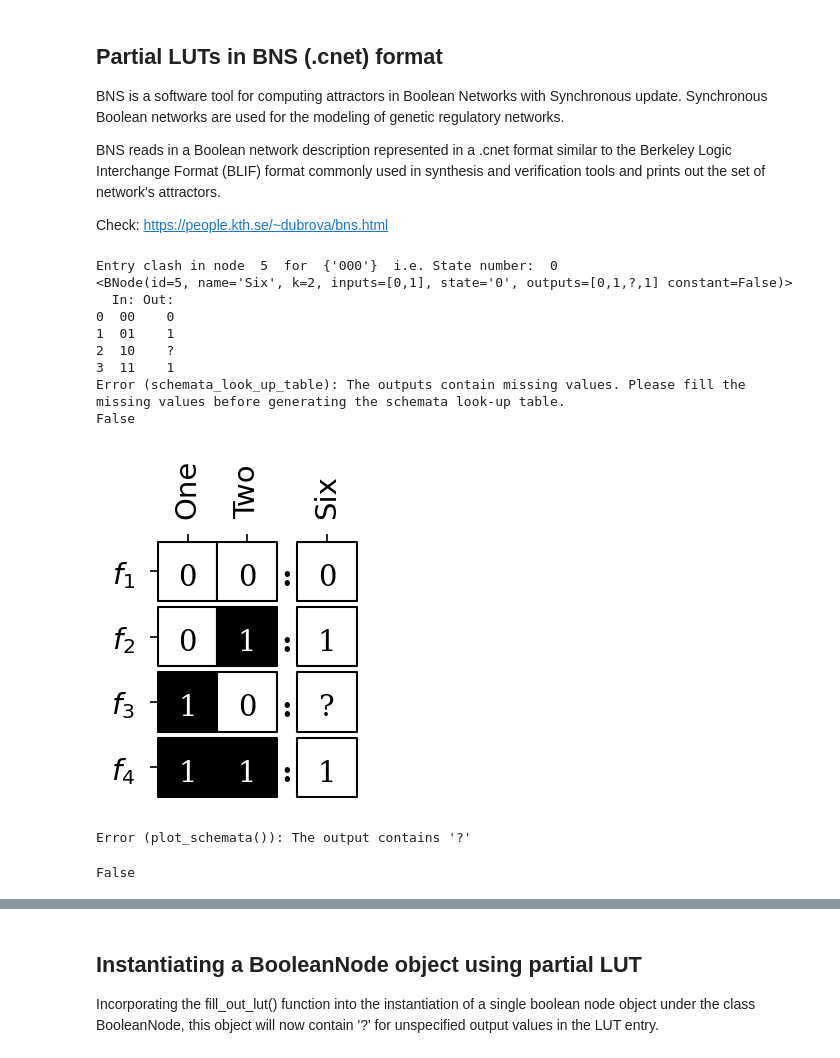
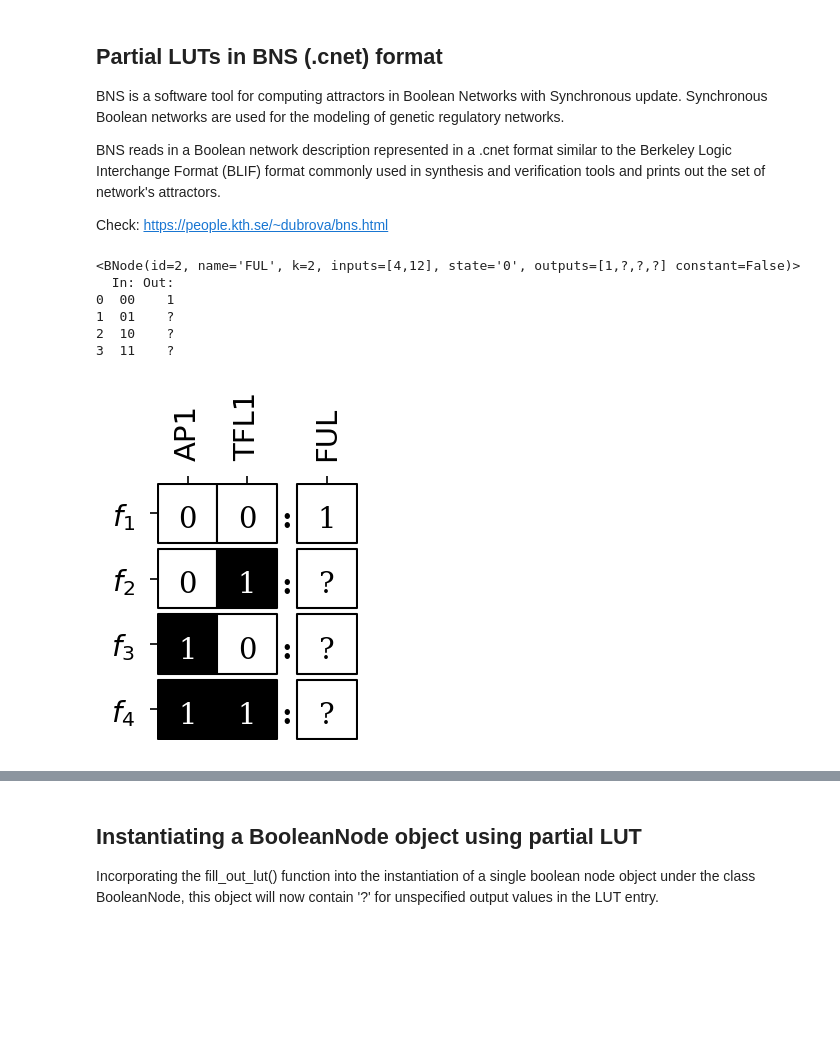
Before and after one commit to CASCI-lab/CANA, a Jupyter notebook: tutorials/Generating from Partial LUTs.ipynb, the cells around one changed output, grey strips where cells are left out. Saved outputs shown, nothing was run; the diff lists cells and outputs as text; code cells hidden in the pictures; blank space fills up the shorter version.

Commit message:
retained old behaviour in BooleanNetwork.from_cnet and added a partial_lut = false keyword.
split Boolean_node.from_partial_lut into three functions

added a few tests. need to add more.

```diff
--- a/tutorials/Generating from Partial LUTs.ipynb
+++ b/tutorials/Generating from Partial LUTs.ipynb
@@ -45,28 +72,27 @@ BNS reads in a Boolean network description represented in a .cnet format similar
 
 Check: <https://people.kth.se/~dubrova/bns.html>
 # %%
-partial_luts = (
-    PARTIAL_LUTS_DEMO()
-)  # Instantiating a sample partial_luts dataset from the dataset folder.
+partial_luts_network = BooleanNetwork.from_file(
+    "partial_LUT_demo_nodes.txt",
+    name="Partial LUTs Demo",
+    keep_constants=True,
+    partial_lut=True,
+)
 
-node = partial_luts.nodes[5]
+
+node = partial_luts_network.nodes[2]
 
 print(node)
 print(node.look_up_table())
-print(node.schemata_look_up_table()) # This will throw an error as the presence of '?' makes it impossible to generate a schemata look up table.
+# print(node.schemata_look_up_table())  # This will throw an error as the presence of '?' makes it impossible to generate a schemata look up table.
 
 plot_look_up_table(node)
-plot_schemata(node) # This will throw an error as the presence of '?' makes it impossible to generate a schemata look up table.
+# plot_schemata(node)  # This will throw an error as the presence of '?' makes it impossible to generate a schemata look up table.
 # %% [output]
-Entry clash in node  5  for  {'000'}  i.e. State number:  0
-<BNode(id=5, name='Six', k=2, inputs=[0,1], state='0', outputs=[0,1,?,1] constant=False)>
+<BNode(id=2, name='FUL', k=2, inputs=[4,12], state='0', outputs=[1,?,?,?] constant=False)>
   In: Out:
-0  00    0
-1  01    1
+0  00    1
+1  01    ?
 2  10    ?
-3  11    1
-Error (schemata_look_up_table): The outputs contain missing values. Please fill the missing values before generating the schemata look-up table.
-False
+3  11    ?
-[figure, old version]
+[figure, new version]
-Error (plot_schemata()): The output contains '?'
-False
```
Also changed, not shown: parts of 16 cells of this notebook, 8 other files.
